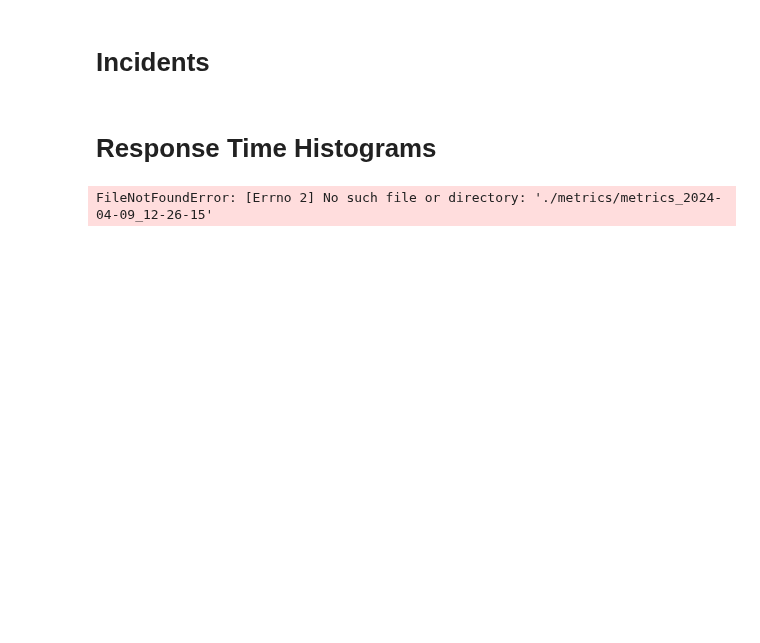
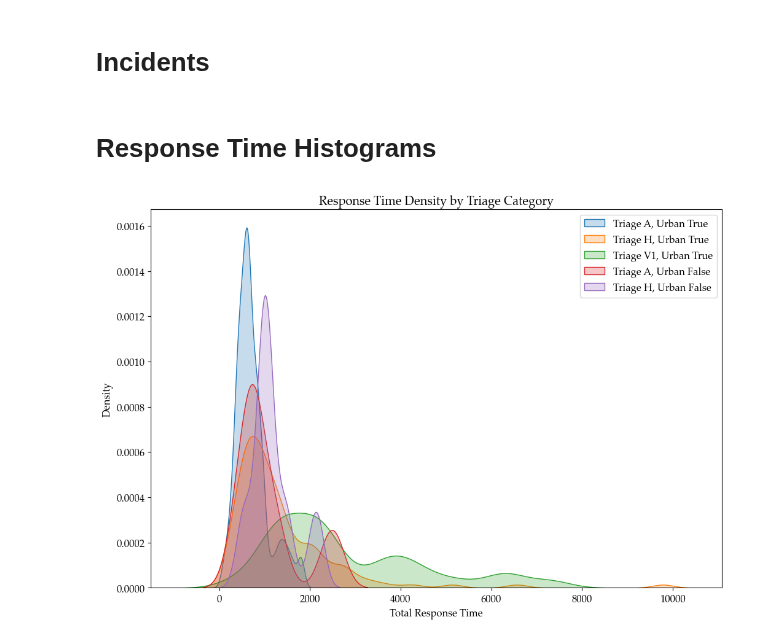
Before and after one commit to Emergency-Optimizers/Data-Processing, a Jupyter notebook: source/simulator_analysis/temp_simulator_analysis.ipynb, the cells around one changed output. Cells and saved outputs as stored; diff of their text form; code cells hidden in the pictures; blank space fills up the shorter version.

```diff
--- a/source/simulator_analysis/temp_simulator_analysis.ipynb
+++ b/source/simulator_analysis/temp_simulator_analysis.ipynb
@@ -35,28 +35,27 @@ df = data_loader.enhanced_incidents_df
 # %% [markdown]
 # Response Time Histograms
 # %%
-data = pd.read_csv('./metrics/metrics_2024-04-09_12-26-15.csv')
+data = pd.read_csv('./metrics/metrics_2024-04-09_13-34-27.csv')
 
 # Step 2: Preprocess the Data
 data['time_call_received'] = pd.to_datetime(data['time_call_received'])
 response_time_cols = ['duration_incident_creation', 'duration_resource_appointment',
-                      'duration_resource_preparing_departure', 'duration_dispatching_to_scene',
-                      'duration_at_scene', 'duration_dispatching_to_hospital', 'duration_at_hospital',
-                      'duration_dispatching_to_depot']
+                      'duration_resource_preparing_departure', 'duration_dispatching_to_scene']
 data['total_response_time'] = data[response_time_cols].sum(axis=1)
 
 # Step 3: Plotting
 plt.figure(figsize=(12, 8))
 
 # Plot a density plot for each triage category
-for triage_category in data['triage_impression_during_call'].unique():
-    subset = data[data['triage_impression_during_call'] == triage_category]
-    sns.kdeplot(subset['total_response_time'], bw_adjust=0.5, label=f'Triage {triage_category}', fill=True)
+for urban in [True, False]:
+    for triage_category in data['triage_impression_during_call'].unique():
+        subset = data[(data['triage_impression_during_call'] == triage_category) & (data['urban'] == urban)]
+        sns.kdeplot(subset['total_response_time'], bw_adjust=0.5, label=f'Triage {triage_category}, Urban {urban}', fill=True)
 
 plt.title('Response Time Density by Triage Category')
 plt.xlabel('Total Response Time')
 plt.ylabel('Density')
 plt.legend()
 plt.show()
 # %% [output]
-FileNotFoundError: [Errno 2] No such file or directory: './metrics/metrics_2024-04-09_12-26-15'
+[figure, added]
```
Also changed, not shown: 2 other files.
